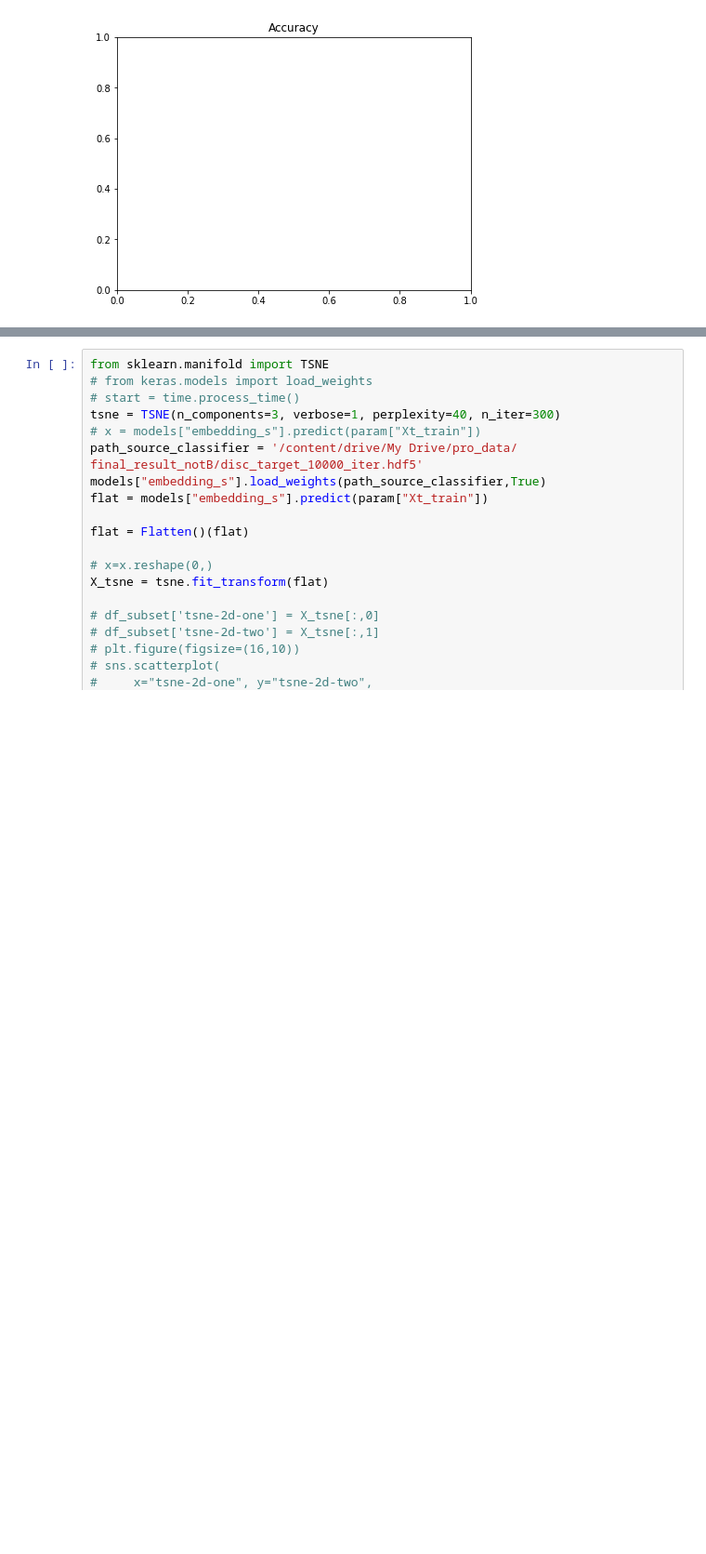
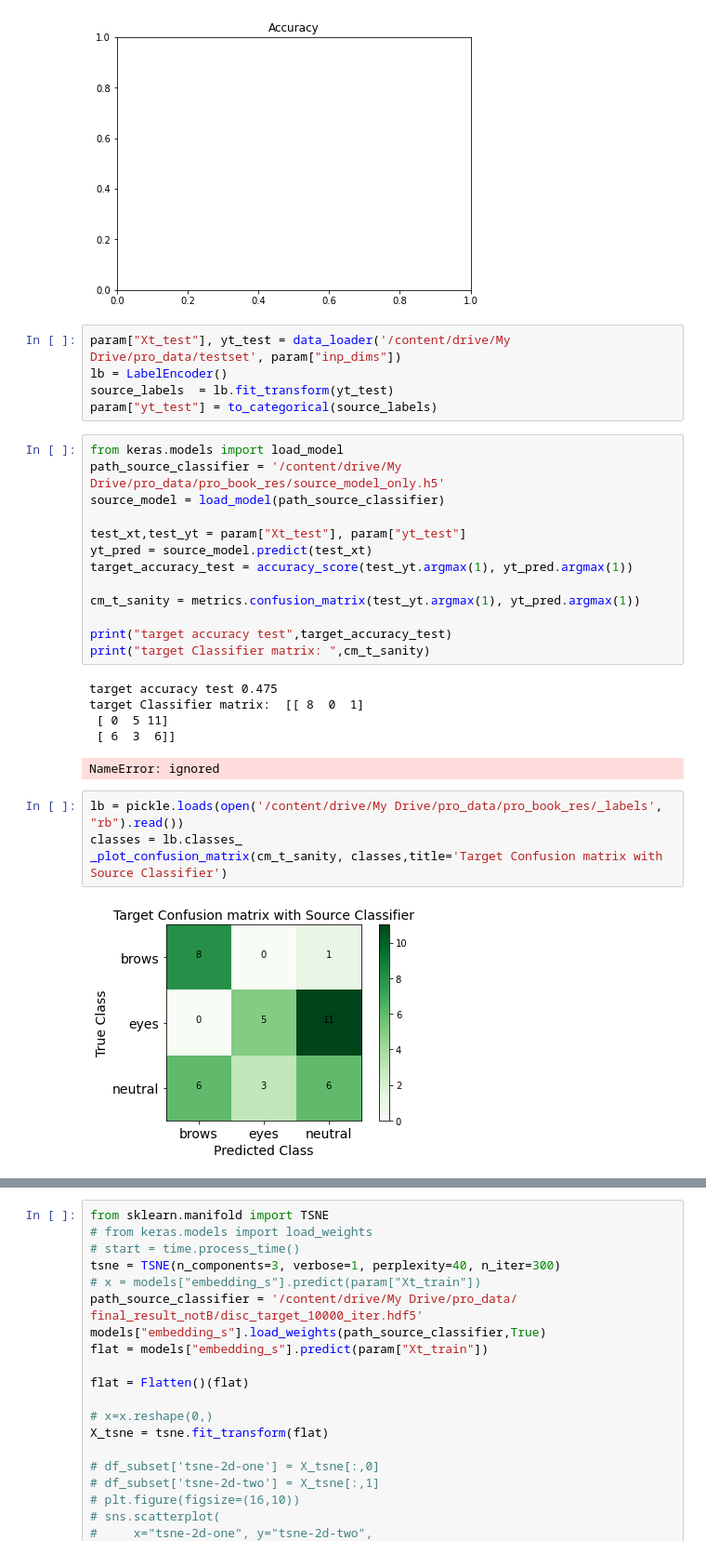
Before and after one commit to Shellyga/Adversarial-Domain-Adaptation-with-Keras, a Jupyter notebook: Final_Version_Adversarial_Domain_Adaptation_with_Keras.ipynb, the cells around one changed output, grey strips where cells are left out. Shown at 93% size. Saved outputs shown, nothing was run; the diff lists cells and outputs as text; blank space fills up the shorter version.

```diff
--- a/Final_Version_Adversarial_Domain_Adaptation_with_Keras.ipynb
+++ b/Final_Version_Adversarial_Domain_Adaptation_with_Keras.ipynb
@@ -1076,3 +1076,33 @@ plt.title('Loss')
 # %% [output]
 NameError: ignored
 [figure]
+# %%
+param["Xt_test"], yt_test = data_loader('/content/drive/My Drive/pro_data/testset', param["inp_dims"])
+lb = LabelEncoder()
+source_labels  = lb.fit_transform(yt_test)
+param["yt_test"] = to_categorical(source_labels)
+# %%
+from keras.models import load_model
+path_source_classifier = '/content/drive/My Drive/pro_data/pro_book_res/source_model_only.h5'
+source_model = load_model(path_source_classifier)
+
+test_xt,test_yt = param["Xt_test"], param["yt_test"]
+yt_pred = source_model.predict(test_xt)
+target_accuracy_test = accuracy_score(test_yt.argmax(1), yt_pred.argmax(1))
+
+cm_t_sanity = metrics.confusion_matrix(test_yt.argmax(1), yt_pred.argmax(1))
+
+print("target accuracy test",target_accuracy_test)
+print("target Classifier matrix: ",cm_t_sanity)
+# %% [output]
+target accuracy test 0.475
+target Classifier matrix:  [[ 8  0  1]
+ [ 0  5 11]
+ [ 6  3  6]]
+NameError: ignored
+# %%
+lb = pickle.loads(open('/content/drive/My Drive/pro_data/pro_book_res/_labels', "rb").read())
+classes = lb.classes_
+_plot_confusion_matrix(cm_t_sanity, classes,title='Target Confusion matrix with Source Classifier')
+# %% [output]
+[figure, added]
```
Also changed, not shown: parts of 12 cells of this notebook.
